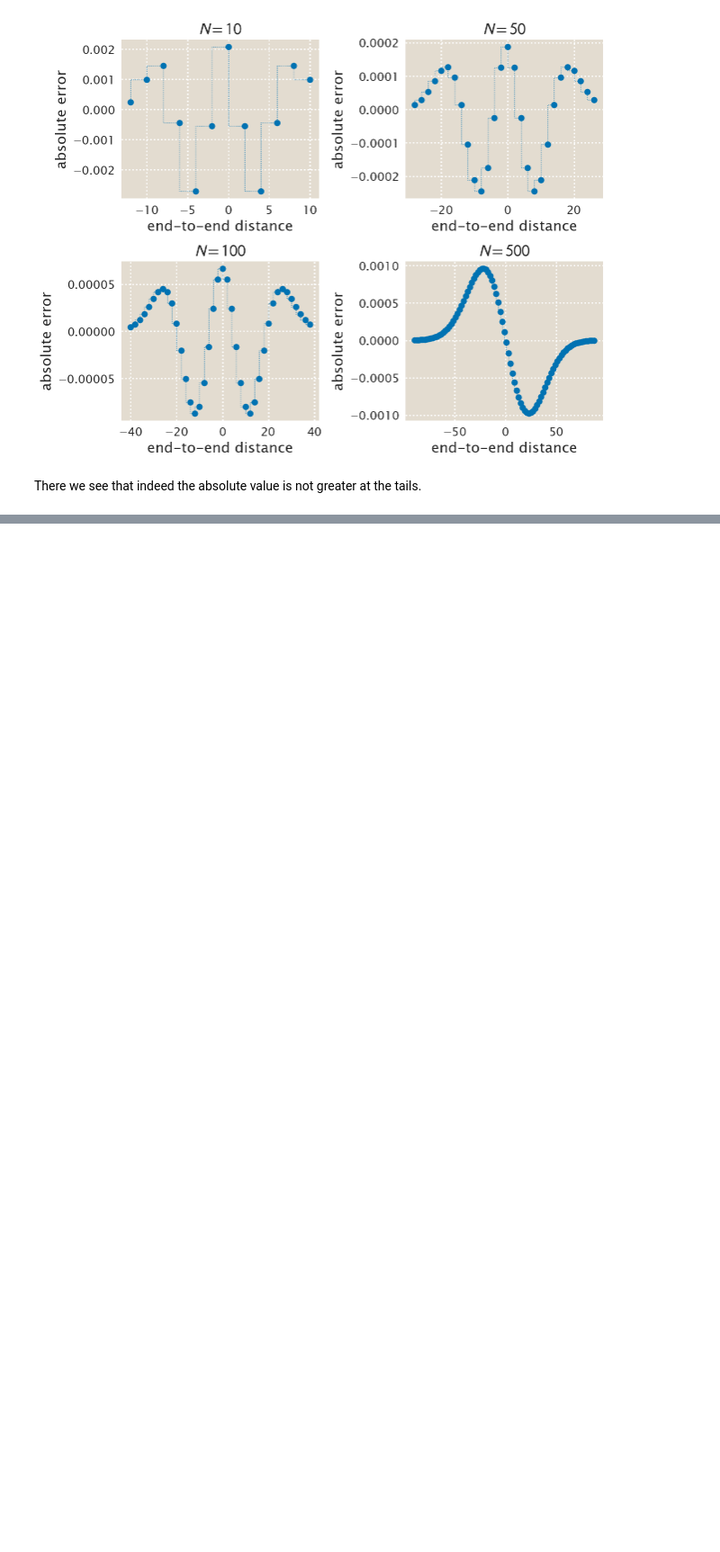
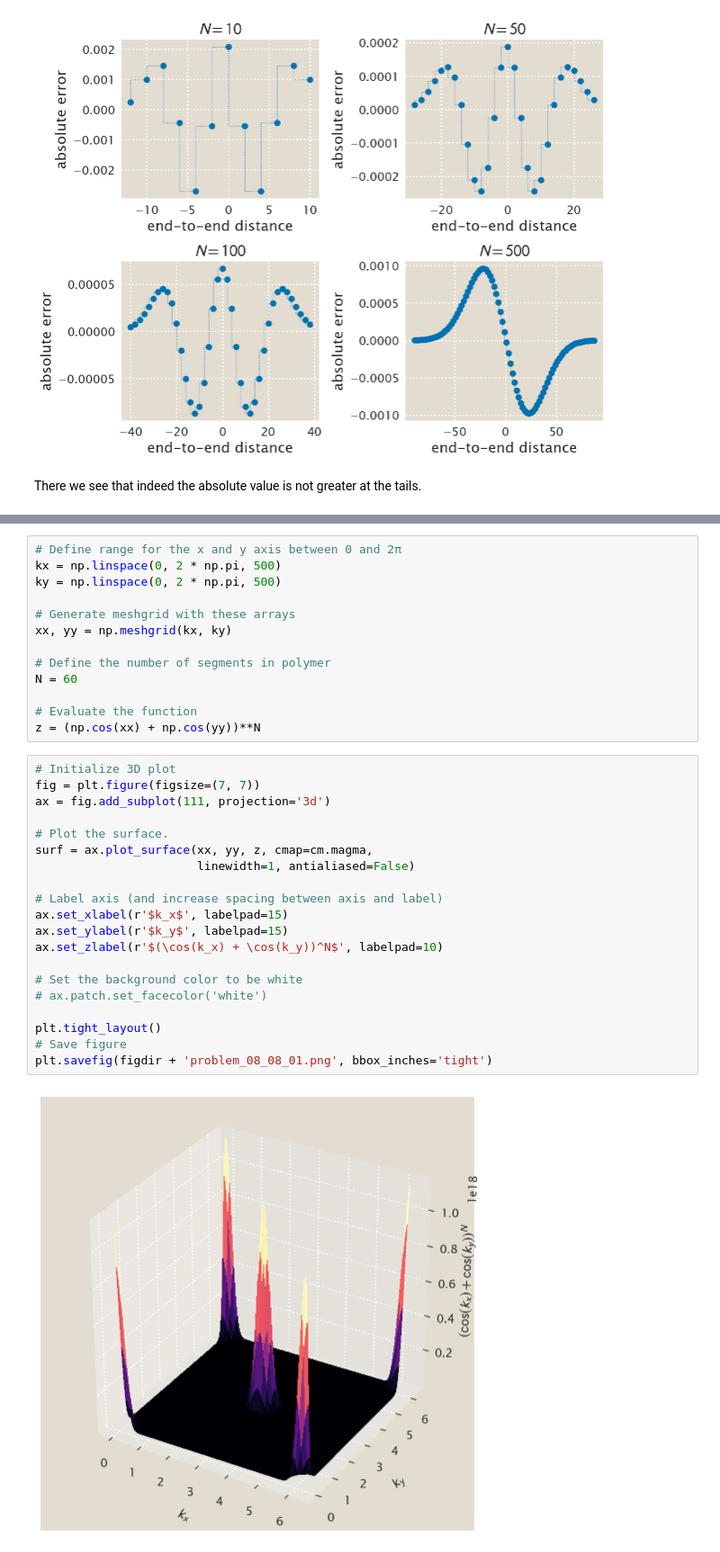
Before and after one commit to mrazomej/pboc, a Jupyter notebook: src/chapter_08.ipynb, the cells around one changed output, grey strips where cells are left out. Shown at 90% size. Saved outputs shown, nothing was run; the diff lists cells and outputs as text; blank space fills up the shorter version.

Commit message:
add plot for 8.8

```diff
--- a/src/chapter_08.ipynb
+++ b/src/chapter_08.ipynb
@@ -278,0 +298,35 @@ There we see that indeed the absolute value is not greater at the tails.
+# %%
+# Define range for the x and y axis between 0 and 2π
+kx = np.linspace(0, 2 * np.pi, 500)
+ky = np.linspace(0, 2 * np.pi, 500)
+
+# Generate meshgrid with these arrays
+xx, yy = np.meshgrid(kx, ky)
+
+# Define the number of segments in polymer
+N = 60
+
+# Evaluate the function
+z = (np.cos(xx) + np.cos(yy))**N
+# %%
+# Initialize 3D plot
+fig = plt.figure(figsize=(7, 7))
+ax = fig.add_subplot(111, projection='3d')
+
+# Plot the surface.
+surf = ax.plot_surface(xx, yy, z, cmap=cm.magma,
+                       linewidth=1, antialiased=False)
+
+# Label axis (and increase spacing between axis and label)
+ax.set_xlabel(r'$k_x$', labelpad=15)
+ax.set_ylabel(r'$k_y$', labelpad=15)
+ax.set_zlabel(r'$(\cos(k_x) + \cos(k_y))^N$', labelpad=10)
+
+# Set the background color to be white
+# ax.patch.set_facecolor('white')
+
+plt.tight_layout()
+# Save figure
+plt.savefig(figdir + 'problem_08_08_01.png', bbox_inches='tight')
+# %% [output]
+[figure, added]
```
Also changed, not shown: parts of 4 cells of this notebook.
